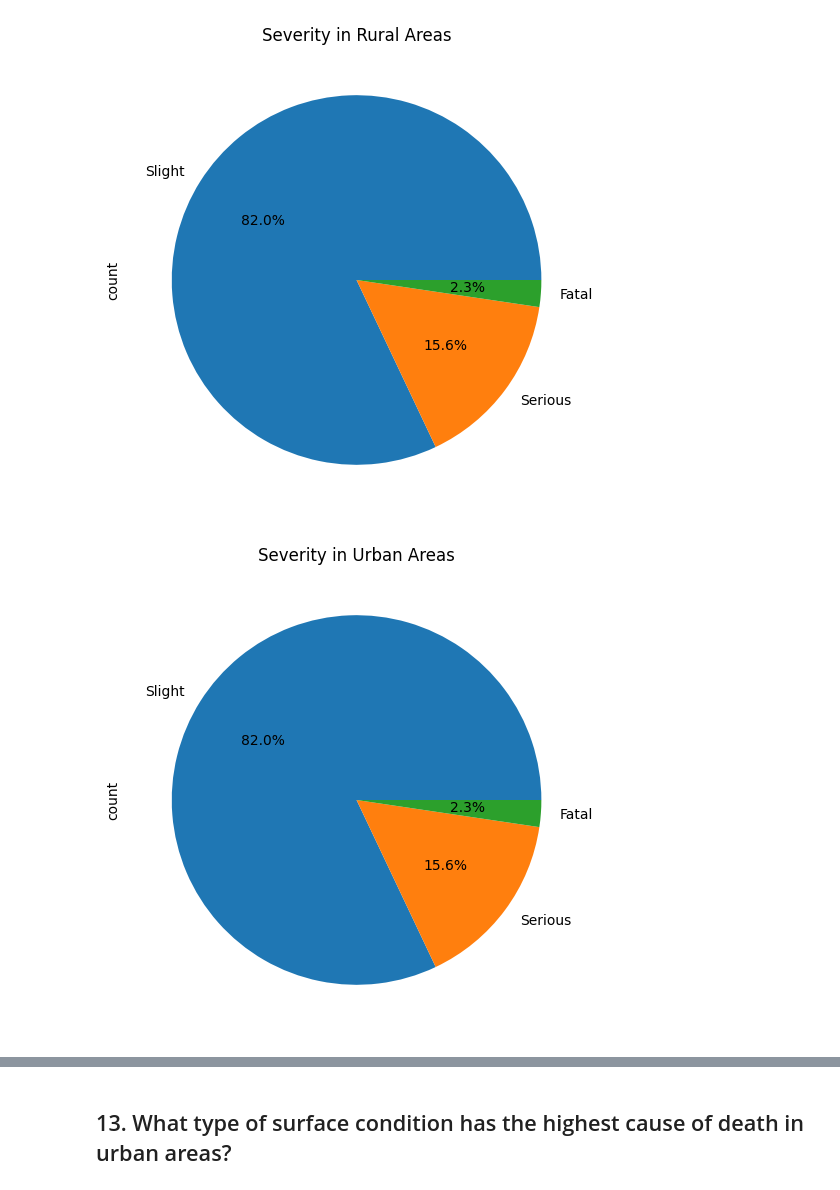
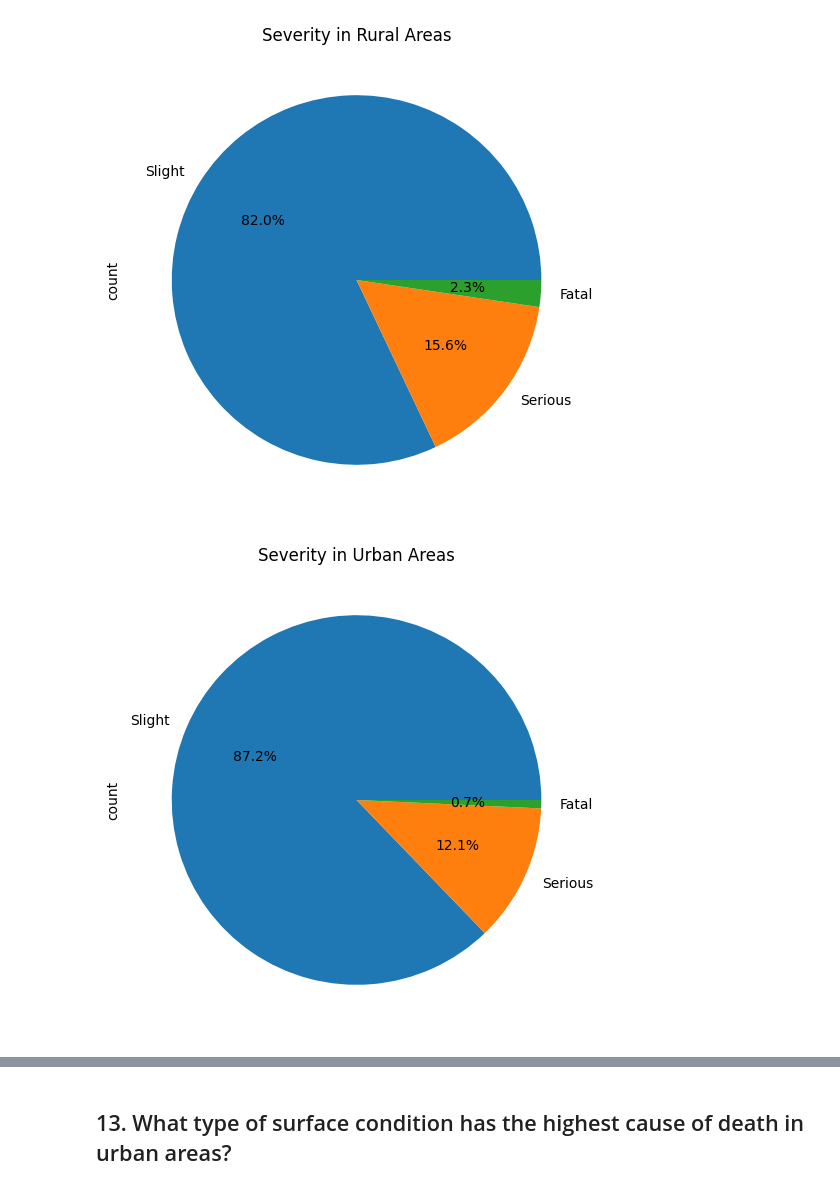
Before and after one commit to KevinArchive1/ELEC303_DATA_ANALYTICS_VELE-A, a Jupyter notebook: ITELEC-3A/activity3.ipynb, the cells around one changed output, grey strips where cells are left out. Saved outputs shown, nothing was run; the diff lists cells and outputs as text; code cells hidden in the pictures.

```diff
--- a/ITELEC-3A/activity3.ipynb
+++ b/ITELEC-3A/activity3.ipynb
@@ -585,13 +580,13 @@ plt.show()
 [figure]
 # %%
 urban_only = uk_road_accident[uk_road_accident["Urban_or_Rural_Area"] == "Urban"]
-urban_severity = rural_only["Accident_Severity"].value_counts()
+urban_severity = urban_only["Accident_Severity"].value_counts()
 
 urban_severity.plot(kind="pie", autopct = '%1.1f%%', figsize=(10,6))
 plt.title("Severity in Urban Areas")
 plt.show()
 # %% [output]
-[figure, old version]
+[figure, new version]
 # %% [markdown]
 <h2>Insight - 1:</h2>
 <h2>Urban places has more accidents meaning that urban areas has 63.8% more vehicles while 36.1% are from Rural areas</h2>
```
Also changed, not shown: parts of 5 cells of this notebook.
